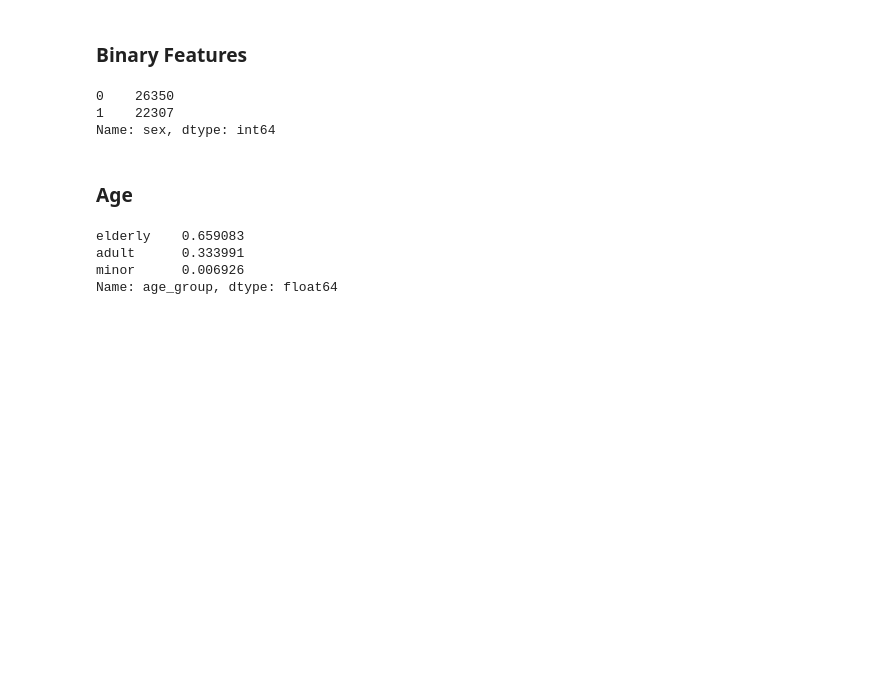
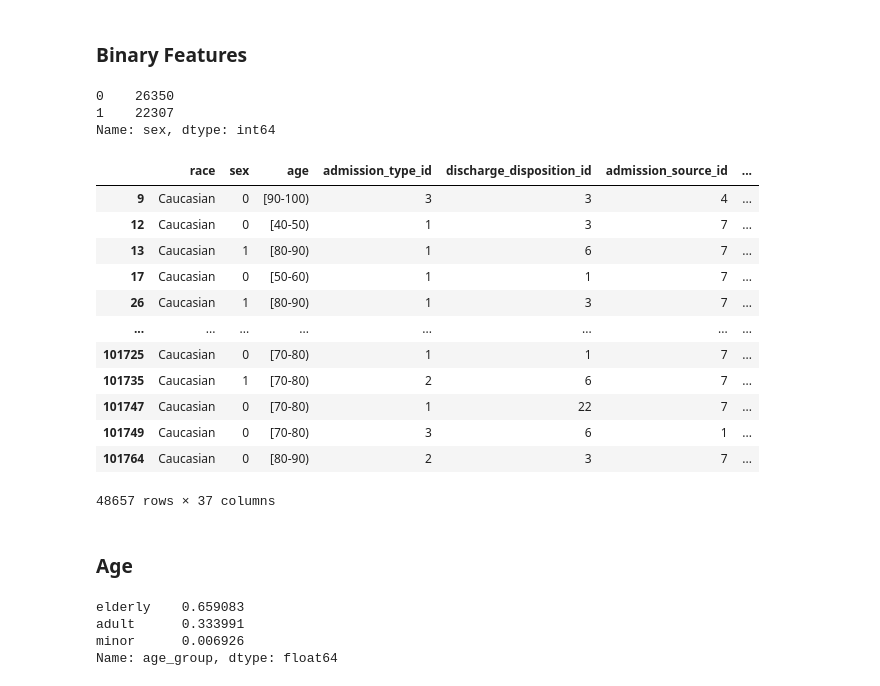
Before and after one commit to ACB-prgm/DiabetesReadmissionPrediction, a Jupyter notebook: base.ipynb, the cells around one changed output. Drawn from its saved outputs; the diff is of its cells as text; code cells hidden in the pictures; blank space fills up the shorter version.

```diff
--- a/base.ipynb
+++ b/base.ipynb
@@ -203,6 +222,22 @@ df.sex.value_counts()
 0    26350
 1    22307
 Name: sex, dtype: int64
+# %%
+df
+# %% [output]
+|  | race | sex | age | admission_type_id | discharge_disposition_id | admission_source_id | ... |
+| 9 | Caucasian | 0 | [90-100) | 3 | 3 | 4 | ... |
+| 12 | Caucasian | 0 | [40-50) | 1 | 3 | 7 | ... |
+| 13 | Caucasian | 1 | [80-90) | 1 | 6 | 7 | ... |
+| 17 | Caucasian | 0 | [50-60) | 1 | 1 | 7 | ... |
+| 26 | Caucasian | 1 | [80-90) | 1 | 3 | 7 | ... |
+| ... | ... | ... | ... | ... | ... | ... | ... |
+| 101725 | Caucasian | 0 | [70-80) | 1 | 1 | 7 | ... |
+| 101735 | Caucasian | 1 | [70-80) | 2 | 6 | 7 | ... |
+| 101747 | Caucasian | 0 | [70-80) | 1 | 22 | 7 | ... |
+| 101749 | Caucasian | 0 | [70-80) | 3 | 6 | 1 | ... |
+| 101764 | Caucasian | 0 | [80-90) | 2 | 3 | 7 | ... |
+48657 rows × 37 columns
 # %%
 # Convert "No" values to 0 and "Yes" values to 1 for columns diabetesMed and change
 df.diabetesMed = df.diabetesMed.apply(lambda x: 0 if x == "No" else 1)
```
Also changed, not shown: parts of 18 cells of this notebook, 12 other files.
